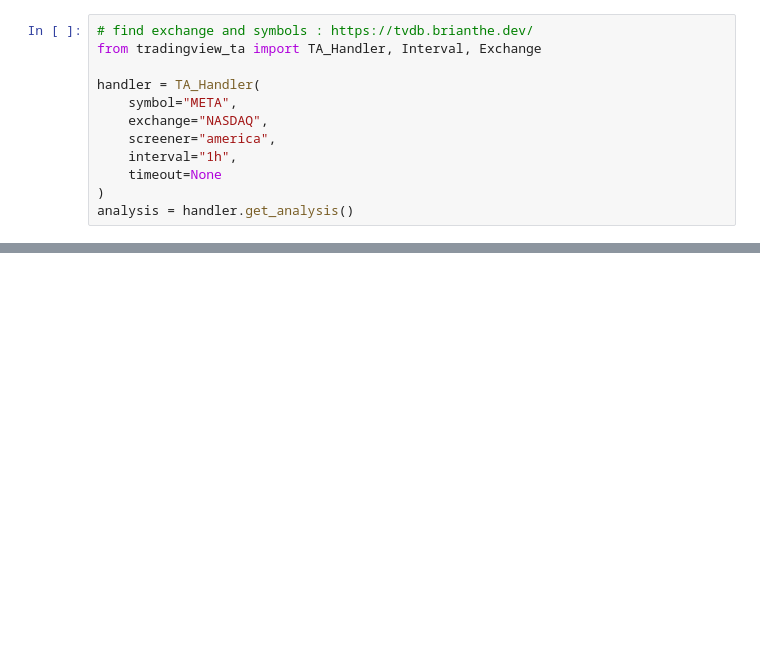
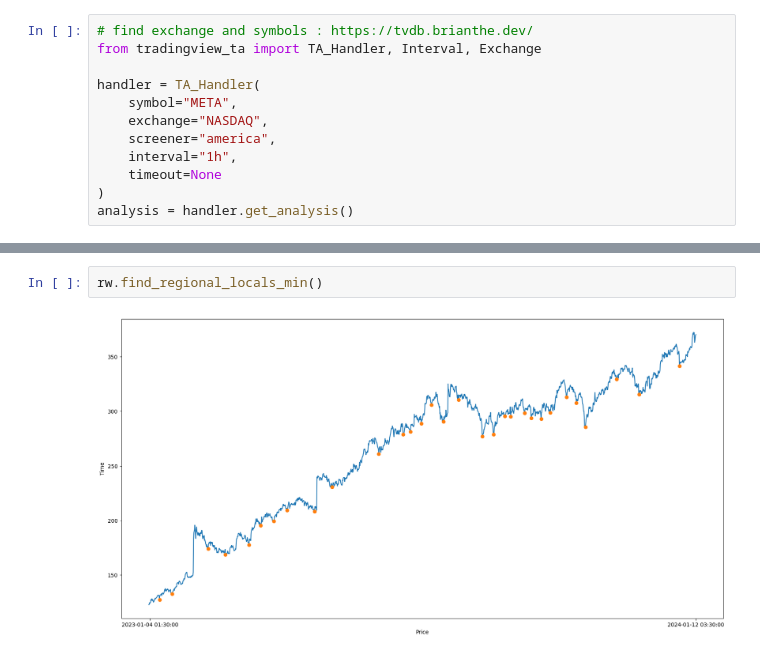
Before and after one commit to trungviet17/TA_Patterns_Recognition, a Jupyter notebook: Analysis.ipynb, the cells around one changed output, grey strips where cells are left out. Cells and saved outputs as stored; diff of their text form; blank space fills up the shorter version.

```diff
--- a/Analysis.ipynb
+++ b/Analysis.ipynb
@@ -64,0 +160,4 @@ analysis.summary
+# %%
+rw.find_regional_locals_min()
+# %% [output]
+[figure, added]
```
Also changed, not shown: parts of 12 cells of this notebook, 2 other files.
